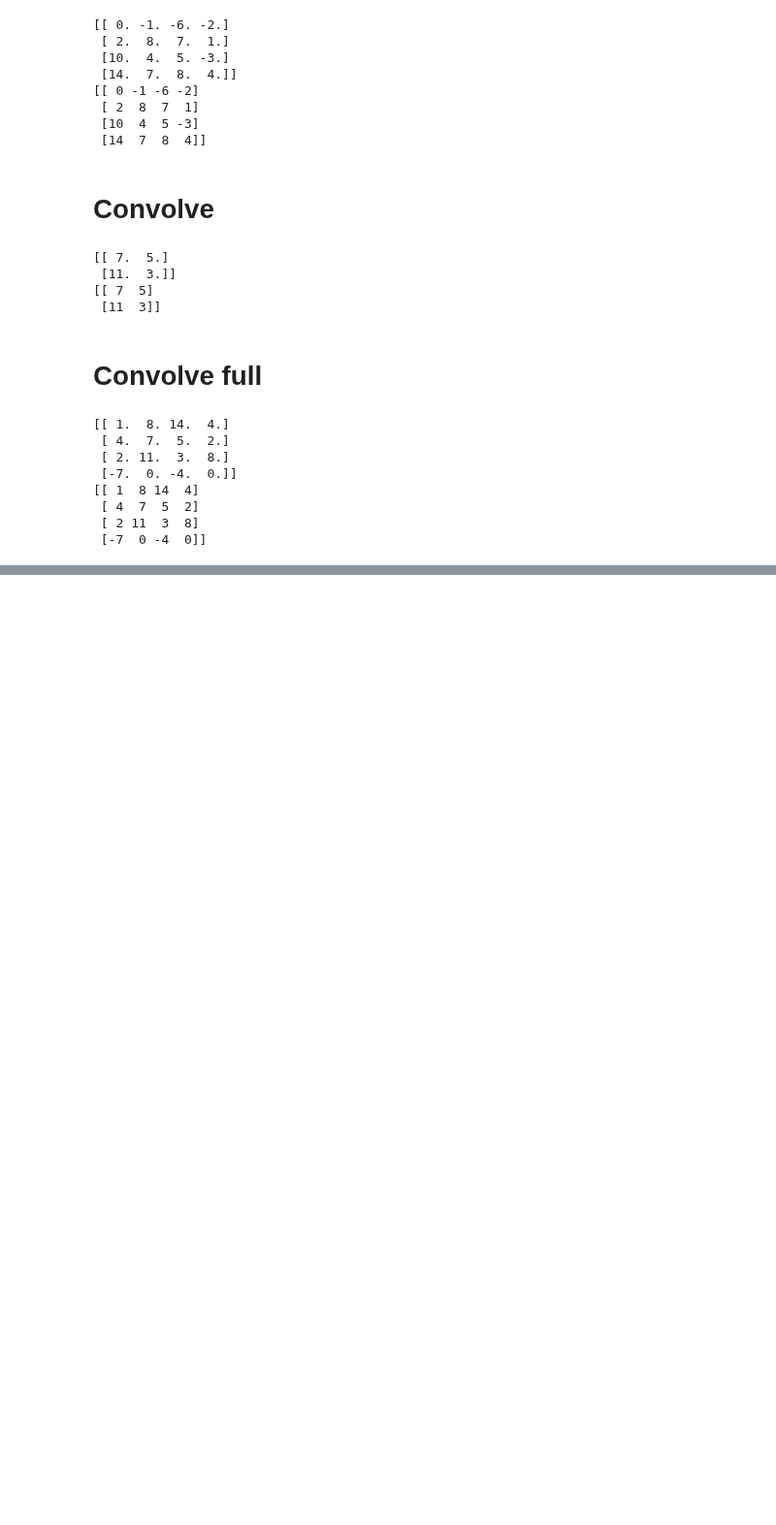
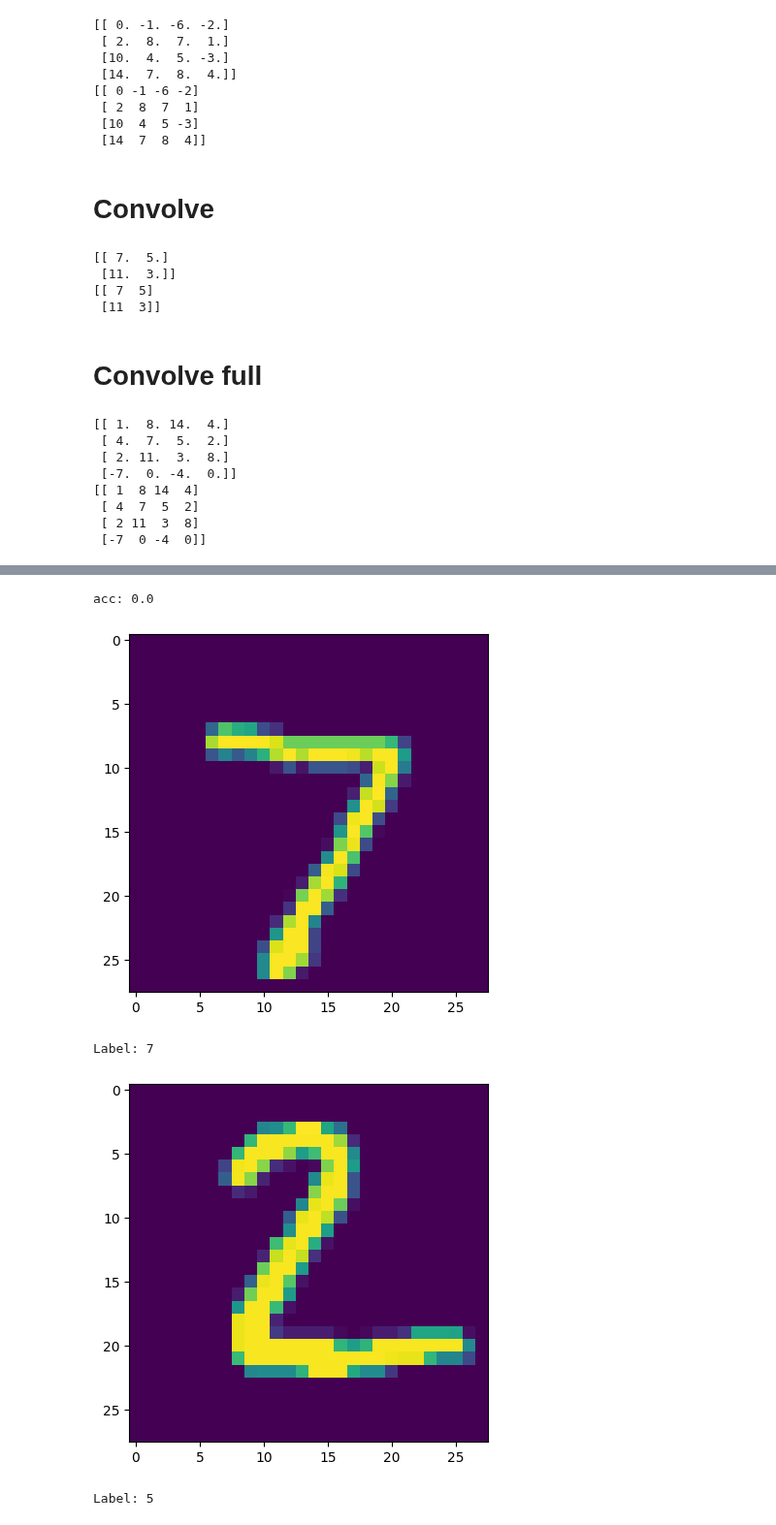
Before and after one commit to daredevil9215/DLFS, a Jupyter notebook: ConvolutionalNeuralNetwork.ipynb, the cells around one changed output, grey strips where cells are left out. Shown at 97% size. Saved outputs shown, nothing was run; the diff lists cells and outputs as text; code cells hidden in the pictures; blank space fills up the shorter version.

Commit message:
updated ConvolutionalNeuralNetwork

```diff
--- a/ConvolutionalNeuralNetwork.ipynb
+++ b/ConvolutionalNeuralNetwork.ipynb
@@ -281,0 +391,12 @@ acc: 1.0
+# %%
+layers = [ConvolutionalLayer((1, 28, 28), 3, 5),
+          Sigmoid(),
+          ReshapeLayer((5, 26, 26), (5 * 26 * 26)),
+          DenseLayer(5 * 26 * 26, 100),
+          Sigmoid(),
+          DenseLayer(100, 10),
+          Activation_Softmax()]
+
+model = Model(layers=layers, loss_function=Loss_CCE(), optimizer=Optimizer_SGD(learning_rate=3e-2))
+
+model.train(x_train, y_train, print_every=10, iterations=50)
@@ -281,0 +409,18 @@ acc: 1.0
+# %%
+y_pred = model.predict(x_test)
+print(f'acc: {np.mean(y_pred == y_test)}')
+# %% [output]
+acc: 0.0
+# %%
+for x in x_test[:2]:
+    img = x.reshape(28, 28)
+    x = x.reshape(1, *x.shape)
+    y_pred = model.predict(x)
+    plt.imshow(img)
+    plt.show()
+    print(f'Label: {np.argmax(y_pred)}')
+# %% [output]
+[figure, added]
+Label: 7
+[figure, added]
+Label: 5
```
Also changed, not shown: parts of 14 cells of this notebook.
